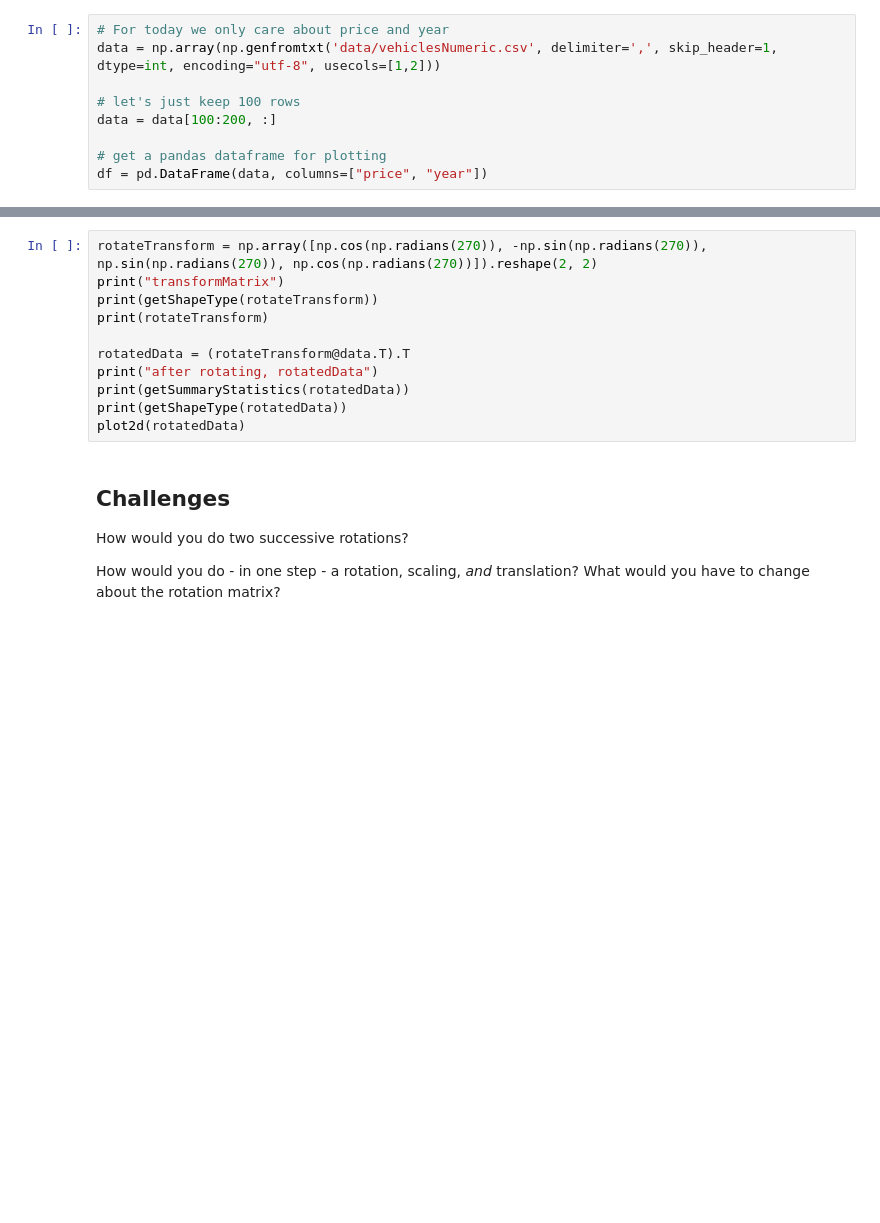
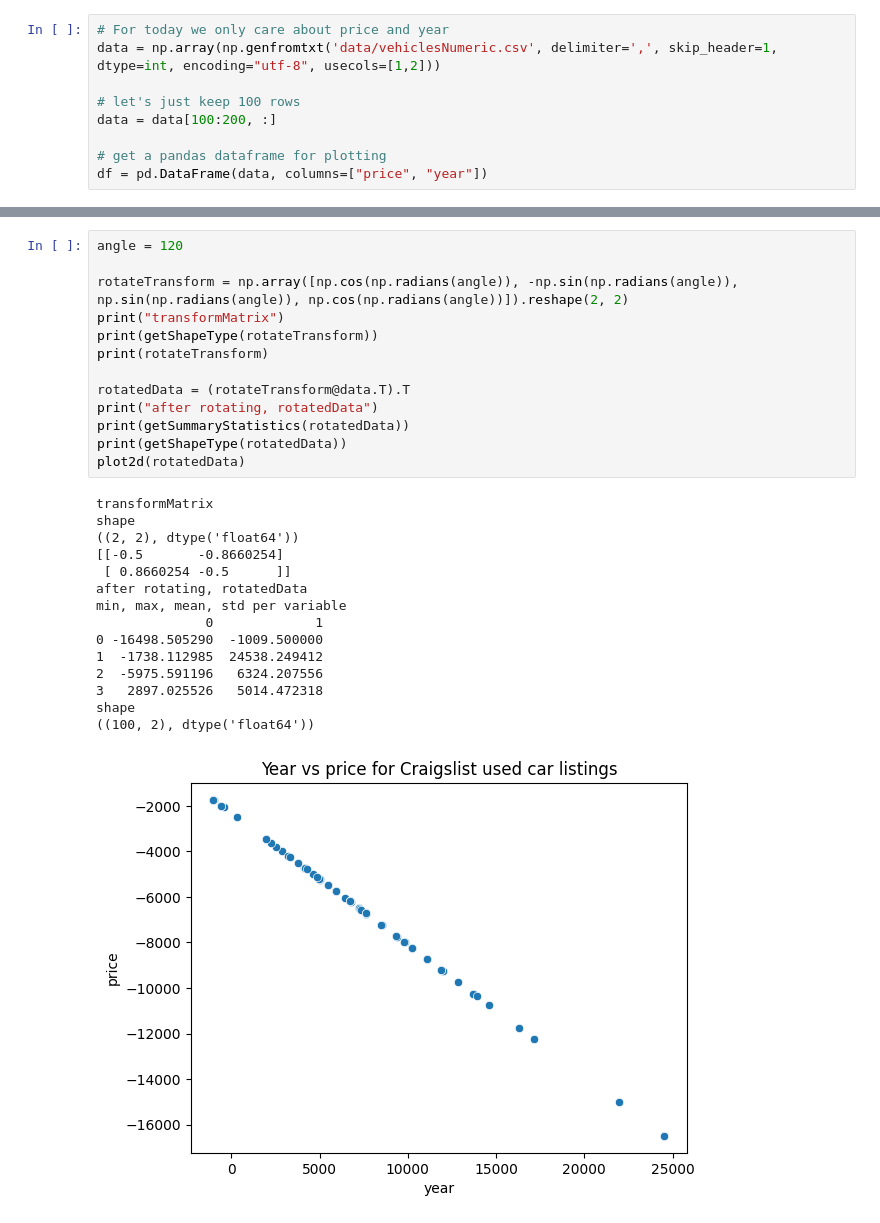
Before and after one commit to ajstent/CS252S22, a Jupyter notebook: Day9.ipynb, the cells around one changed output, grey strips where cells are left out. Drawn from its saved outputs; the diff is of its cells as text; blank space fills up the shorter version.

```diff
--- a/Day9.ipynb
+++ b/Day9.ipynb
@@ -105,17 +116,29 @@ plot2d(data)
 # %%
-rotateTransform = np.array([np.cos(np.radians(270)), -np.sin(np.radians(270)), np.sin(np.radians(270)), np.cos(np.radians(270))]).reshape(2, 2)
+angle = 120
+
+rotateTransform = np.array([np.cos(np.radians(angle)), -np.sin(np.radians(angle)), np.sin(np.radians(angle)), np.cos(np.radians(angle))]).reshape(2, 2)
 print("transformMatrix")
 print(getShapeType(rotateTransform))
 print(rotateTransform)
 
 rotatedData = (rotateTransform@data.T).T
 print("after rotating, rotatedData")
 print(getSummaryStatistics(rotatedData))
 print(getShapeType(rotatedData))
 plot2d(rotatedData)
+# %% [output]
+transformMatrix
+shape
+((2, 2), dtype('float64'))
+[[-0.5       -0.8660254]
+ [ 0.8660254 -0.5      ]]
+after rotating, rotatedData
+min, max, mean, std per variable
+              0             1
+0 -16498.505290  -1009.500000
+1  -1738.112985  24538.249412
+2  -5975.591196   6324.207556
+3   2897.025526   5014.472318
+shape
+((100, 2), dtype('float64'))
+[figure, added]
-# %% [markdown]
-## Challenges
-
-How would you do two successive rotations?
-
-How would you do - in one step - a rotation, scaling, *and* translation? What would you have to change about the rotation matrix?
```
Also changed, not shown: parts of 6 cells of this notebook, 2 other files.
